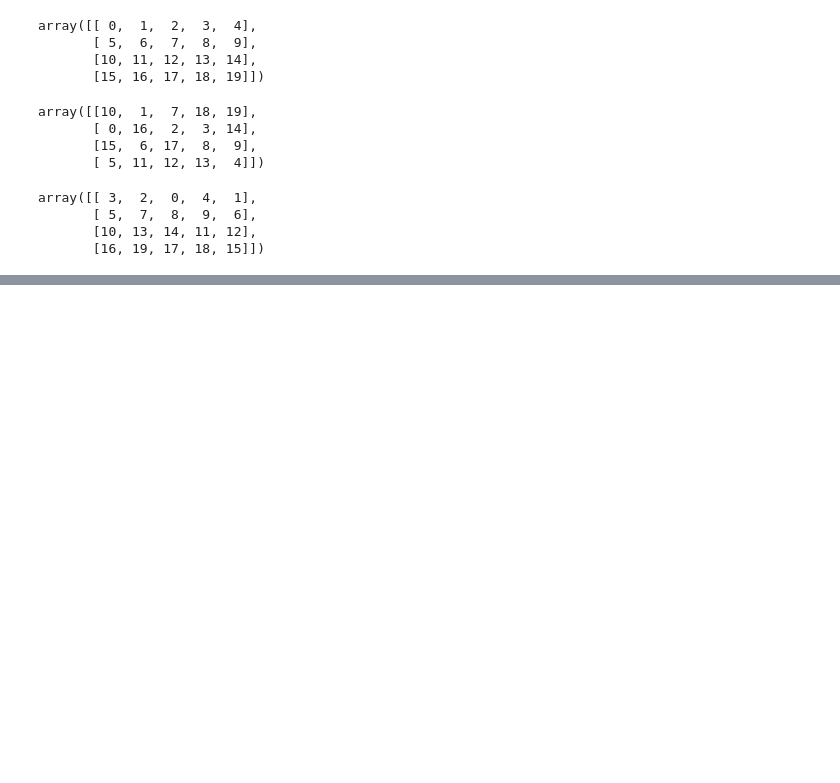
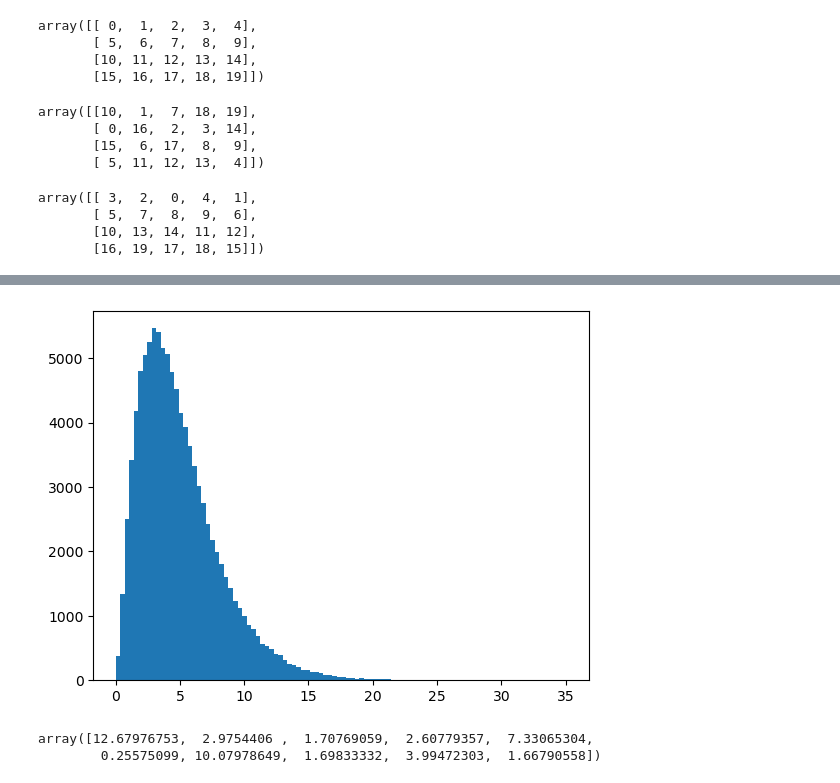
Before and after one commit to Douglas0101/Data_Robotics, a Jupyter notebook: Numpy_Essencial_Para_Desenvolvedores_Python_Numeros_Aleatorios_IA_Expert_Academy.ipynb, the cells around one changed output, grey strips where cells are left out. Saved outputs shown, nothing was run; the diff lists cells and outputs as text; code cells hidden in the pictures; blank space fills up the shorter version.

```diff
--- a/Numpy_Essencial_Para_Desenvolvedores_Python_Numeros_Aleatorios_IA_Expert_Academy.ipynb
+++ b/Numpy_Essencial_Para_Desenvolvedores_Python_Numeros_Aleatorios_IA_Expert_Academy.ipynb
@@ -172,0 +199,9 @@ array([[ 3,  2,  0,  4,  1],
+# %%
+plt.hist(rng.chisquare(df = 5, size = 100_000), bins = 100);
+# %% [output]
+[figure, added]
+# %%
+rng.exponential(scale = 5, size = 10)
+# %% [output]
+array([12.67976753,  2.9754406 ,  1.70769059,  2.60779357,  7.33065304,
+        0.25575099, 10.07978649,  1.69833332,  3.99472303,  1.66790558])
```
Also changed, not shown: parts of 15 cells of this notebook, 2 other files.
